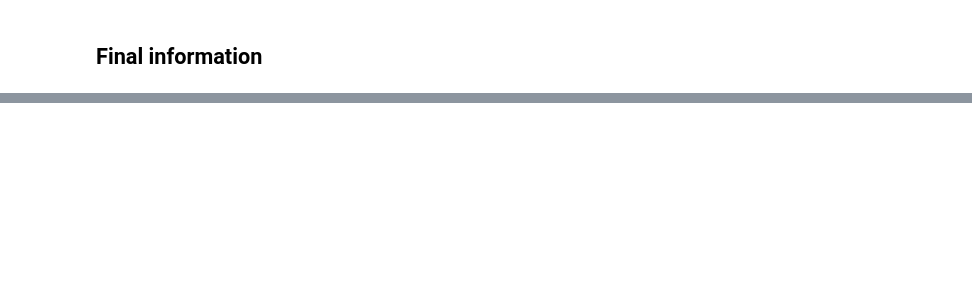
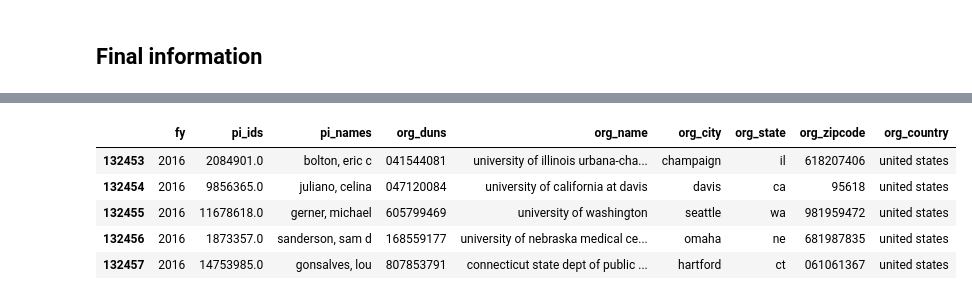
Before and after one commit to yuwie10/nih-awards, a Jupyter notebook: cleaning_pi_info.ipynb, the cells around one changed output, grey strips where cells are left out. Saved outputs shown, nothing was run; the diff lists cells and outputs as text; code cells hidden in the pictures; blank space fills up the shorter version.

```diff
--- a/cleaning_pi_info.ipynb
+++ b/cleaning_pi_info.ipynb
@@ -873,2 +875,11 @@ pi_unique.head(10)
+# %%
+pi_unique.tail()
+# %% [output]
+|  | fy | pi_ids | pi_names | org_duns | org_name | org_city | org_state | org_zipcode | org_country |
+| 132453 | 2016 | 2084901.0 | bolton, eric c | 041544081 | university of illinois urbana-cha... | champaign | il | 618207406 | united states |
+| 132454 | 2016 | 9856365.0 | juliano, celina | 047120084 | university of california at davis | davis | ca | 95618 | united states |
+| 132455 | 2016 | 11678618.0 | gerner, michael | 605799469 | university of washington | seattle | wa | 981959472 | united states |
+| 132456 | 2016 | 1873357.0 | sanderson, sam d | 168559177 | university of nebraska medical ce... | omaha | ne | 681987835 | united states |
+| 132457 | 2016 | 14753985.0 | gonsalves, lou | 807853791 | connecticut state dept of public ... | hartford | ct | 061061367 | united states |
 # %%
 pi_unique.to_csv('pi_info.csv', index = False, compression = 'gzip')
```
Also changed, not shown: parts of 2 cells of this notebook, 1 other file.
